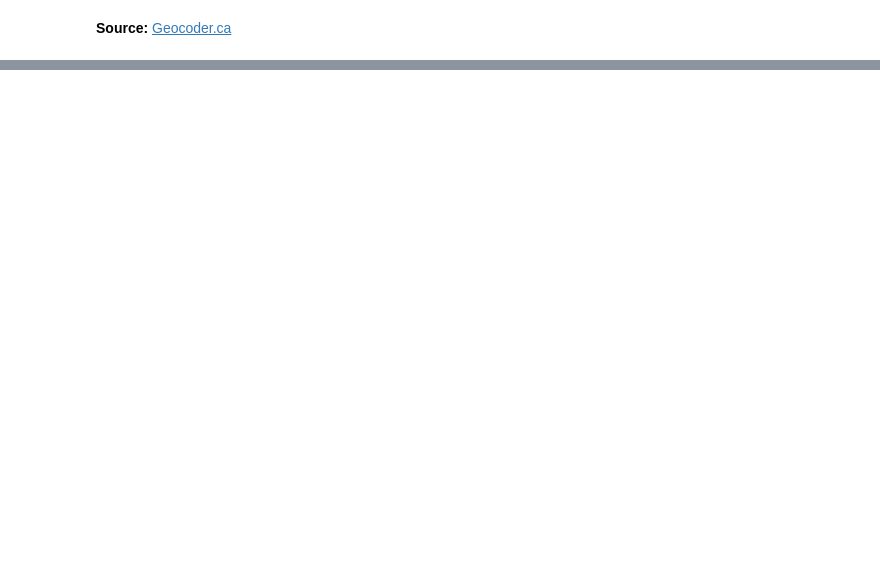
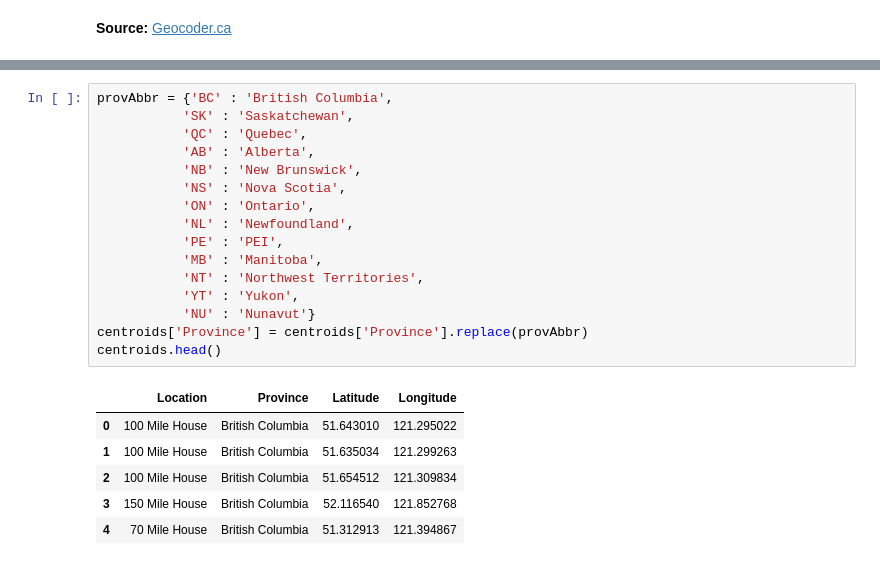
Before and after one commit to CitizensCode/PopulationFlow, a Jupyter notebook: PopulationFlow.ipynb, the cells around one changed output, grey strips where cells are left out. Saved outputs shown, nothing was run; the diff lists cells and outputs as text; blank space fills up the shorter version.

```diff
--- a/PopulationFlow.ipynb
+++ b/PopulationFlow.ipynb
@@ -124,0 +150,23 @@ sns.heatmap(outMigPivLog)
+# %%
+provAbbr = {'BC' : 'British Columbia',
+           'SK' : 'Saskatchewan',
+           'QC' : 'Quebec',
+           'AB' : 'Alberta',
+           'NB' : 'New Brunswick',
+           'NS' : 'Nova Scotia',
+           'ON' : 'Ontario',
+           'NL' : 'Newfoundland',
+           'PE' : 'PEI',
+           'MB' : 'Manitoba',
+           'NT' : 'Northwest Territories',
+           'YT' : 'Yukon',
+           'NU' : 'Nunavut'}
+centroids['Province'] = centroids['Province'].replace(provAbbr)
+centroids.head()
+# %% [output]
+|  | Location | Province | Latitude | Longitude |
+| 0 | 100 Mile House | British Columbia | 51.643010 | 121.295022 |
+| 1 | 100 Mile House | British Columbia | 51.635034 | 121.299263 |
+| 2 | 100 Mile House | British Columbia | 51.654512 | 121.309834 |
+| 3 | 150 Mile House | British Columbia | 52.116540 | 121.852768 |
+| 4 | 70 Mile House | British Columbia | 51.312913 | 121.394867 |
```
Also changed, not shown: parts of 6 cells of this notebook, 1 other file.
